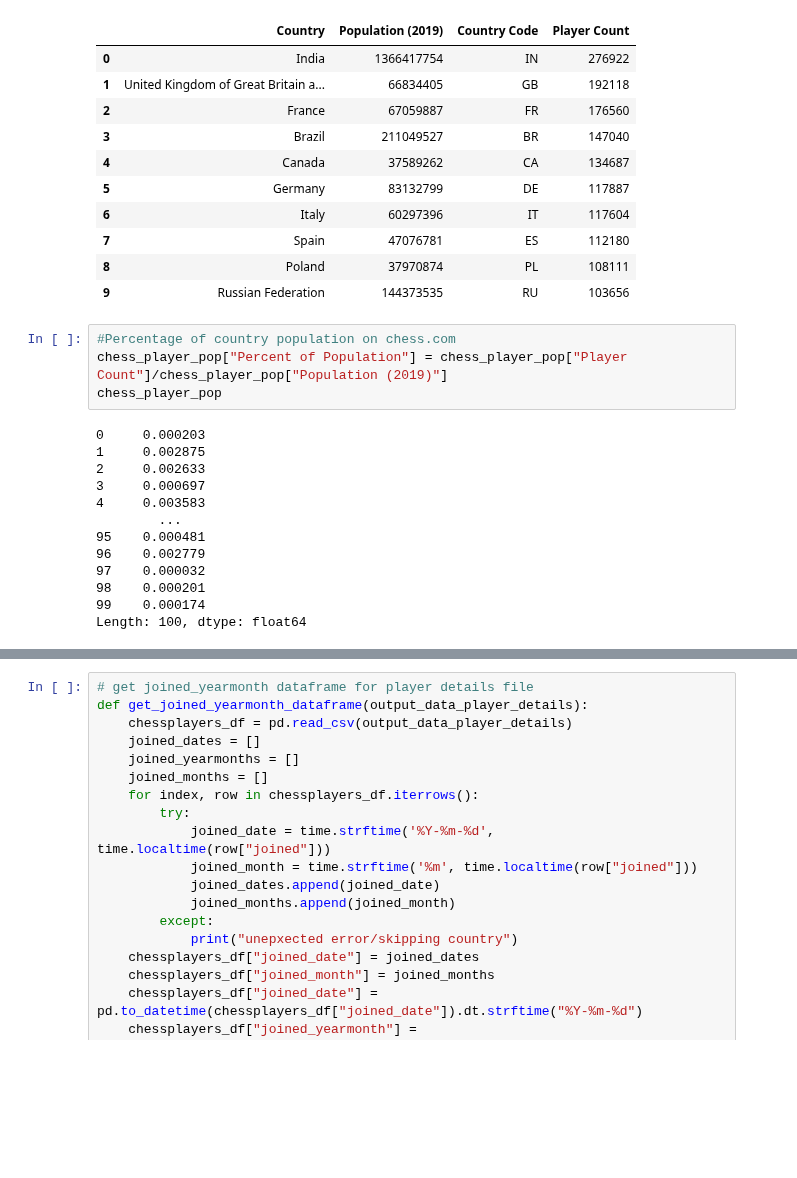
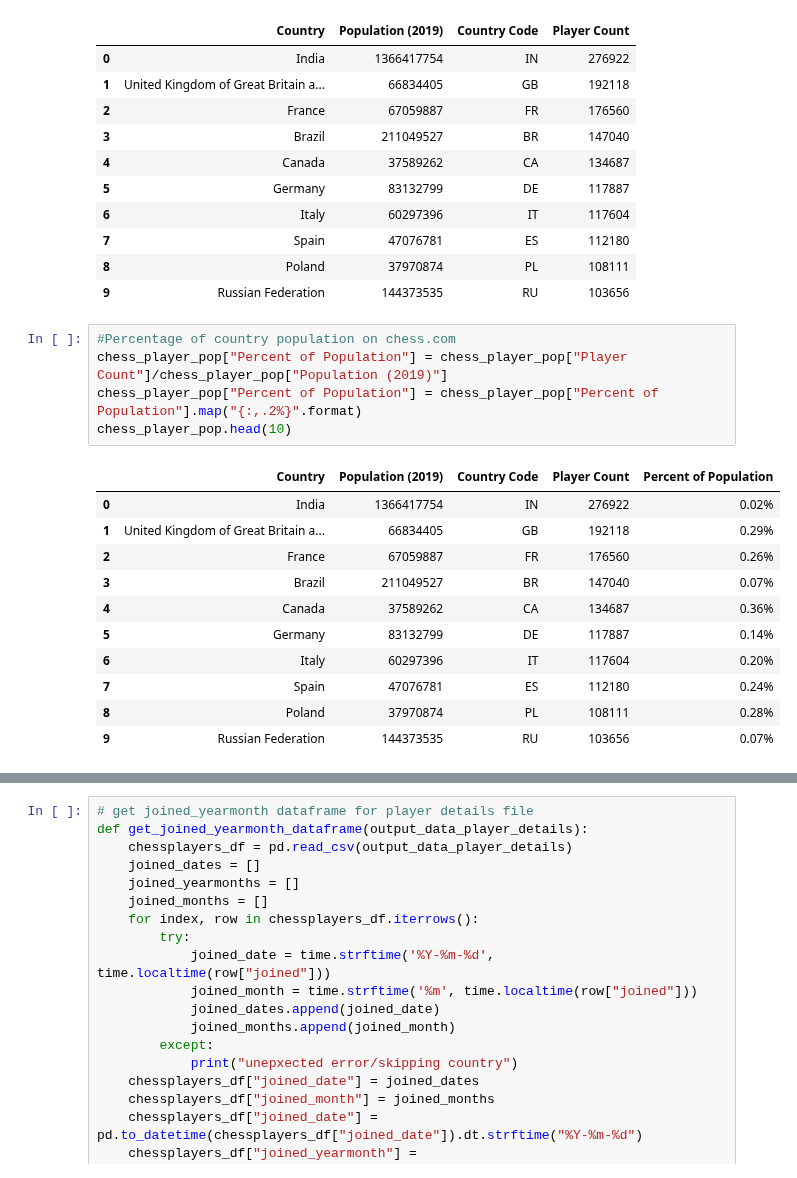
Before and after one commit to melissamonroe/who-plays-chess, a Jupyter notebook: ChessDetailsPy-Jenny.ipynb, the cells around one changed output, grey strips where cells are left out. Cells and saved outputs as stored; diff of their text form; blank space fills up the shorter version.

```diff
--- a/ChessDetailsPy-Jenny.ipynb
+++ b/ChessDetailsPy-Jenny.ipynb
@@ -143,17 +143,17 @@ chess_player_pop.head(10)
 # %%
 #Percentage of country population on chess.com
 chess_player_pop["Percent of Population"] = chess_player_pop["Player Count"]/chess_player_pop["Population (2019)"]
-chess_player_pop
+chess_player_pop["Percent of Population"] = chess_player_pop["Percent of Population"].map("{:,.2%}".format)
+chess_player_pop.head(10)
 # %% [output]
-0     0.000203
-1     0.002875
-2     0.002633
-3     0.000697
-4     0.003583
-        ...
-95    0.000481
-96    0.002779
-97    0.000032
-98    0.000201
-99    0.000174
-Length: 100, dtype: float64
+|  | Country | Population (2019) | Country Code | Player Count | Percent of Population |
+| 0 | India | 1366417754 | IN | 276922 | 0.02% |
+| 1 | United Kingdom of Great Britain a... | 66834405 | GB | 192118 | 0.29% |
+| 2 | France | 67059887 | FR | 176560 | 0.26% |
+| 3 | Brazil | 211049527 | BR | 147040 | 0.07% |
+| 4 | Canada | 37589262 | CA | 134687 | 0.36% |
+| 5 | Germany | 83132799 | DE | 117887 | 0.14% |
+| 6 | Italy | 60297396 | IT | 117604 | 0.20% |
+| 7 | Spain | 47076781 | ES | 112180 | 0.24% |
+| 8 | Poland | 37970874 | PL | 108111 | 0.28% |
+| 9 | Russian Federation | 144373535 | RU | 103656 | 0.07% |
```
Also changed, not shown: parts of 1 cell of this notebook.
